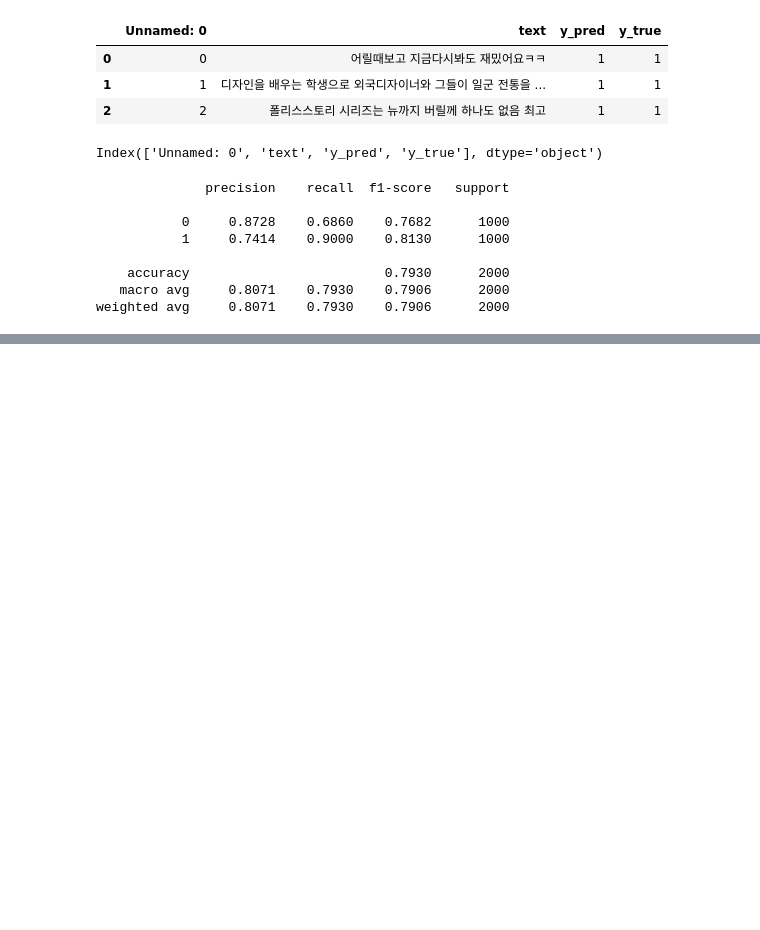
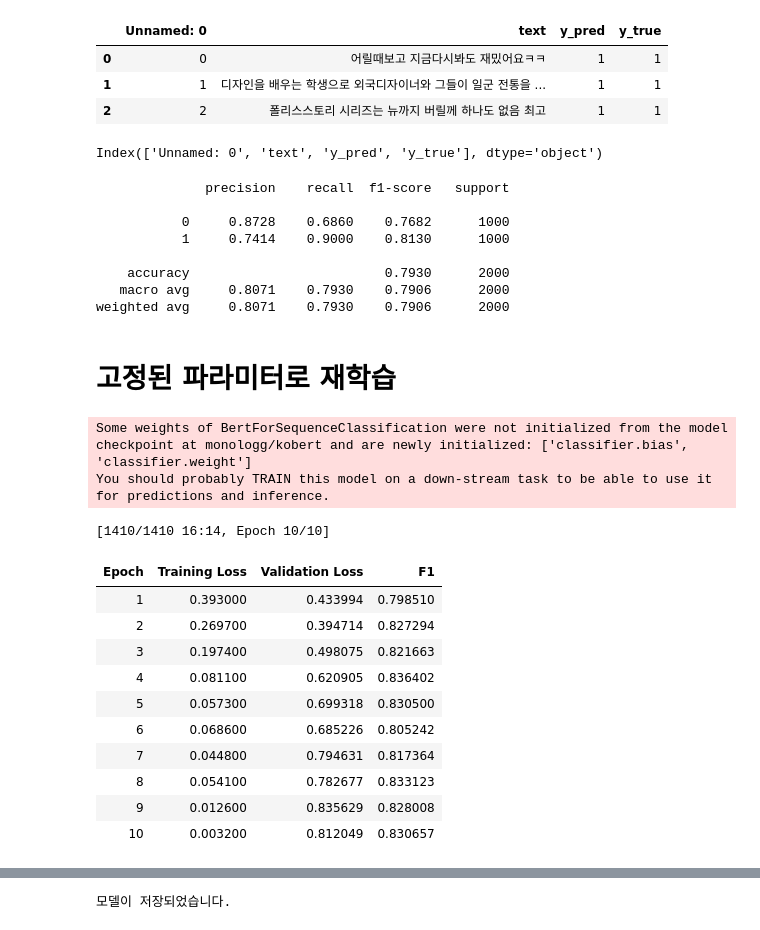
Before and after one commit to KorStats/skku, a Jupyter notebook: (최종)_kobert_nsmc_0_8_ipynb.ipynb, the cells around one changed output, grey strips where cells are left out. Cells and saved outputs as stored; diff of their text form; code cells hidden in the pictures; blank space fills up the shorter version.

```diff
--- a/(최종)_kobert_nsmc_0_8_ipynb.ipynb
+++ b/(최종)_kobert_nsmc_0_8_ipynb.ipynb
@@ -483,3 +483,5 @@ print(report)
     accuracy                         0.7930      2000
    macro avg     0.8071    0.7930    0.7906      2000
 weighted avg     0.8071    0.7930    0.7906      2000
+# %% [markdown]
+# 고정된 파라미터로 재학습
@@ -485,0 +526,48 @@ weighted avg     0.8071    0.7930    0.7906      2000
+# %%
+# 7. 최적의 파라미터로 학습 설정
+# 최적의 하이퍼파라미터를 찾은 후, training_args를 설정합니다.
+training_args = TrainingArguments(
+    output_dir='/content',
+    num_train_epochs=10,  # 에포크 수 고정
+    per_device_train_batch_size=64,  # 배치 크기 고정
+    learning_rate=5.0e-05,  # 최적화된 학습률
+    weight_decay=0.01,  # 최적화된 weight decay
+    evaluation_strategy='epoch',
+    save_strategy='epoch',
+    logging_dir='/content',
+    logging_steps=10,
+    fp16=True,
+    disable_tqdm=False,
+    load_best_model_at_end=True,
+    report_to="none"
+)
+
+# 최적의 파라미터로 Trainer 구성
+model = AutoModelForSequenceClassification.from_pretrained(model_name, num_labels=num_labels)
+
+trainer7 = Trainer(
+    model=model,
+    args=training_args,
+    train_dataset=train_dataset,
+    eval_dataset=test_dataset,  # 전체 학습 데이터로 평가
+    compute_metrics=compute_metrics
+)
+# %% [output]
+Some weights of BertForSequenceClassification were not initialized from the model checkpoint at monologg/kobert and are newly initialized: ['classifier.bias', 'classifier.weight']
+You should probably TRAIN this model on a down-stream task to be able to use it for predictions and inference.
+# %%
+# CPU 사용량 및 속도 측정
+measure_cpu_usage_and_time(trainer7.train)
+# %% [output]
+[1410/1410 16:14, Epoch 10/10]
+| Epoch | Training Loss | Validation Loss | F1 |
+| 1 | 0.393000 | 0.433994 | 0.798510 |
+| 2 | 0.269700 | 0.394714 | 0.827294 |
+| 3 | 0.197400 | 0.498075 | 0.821663 |
+| 4 | 0.081100 | 0.620905 | 0.836402 |
+| 5 | 0.057300 | 0.699318 | 0.830500 |
+| 6 | 0.068600 | 0.685226 | 0.805242 |
+| 7 | 0.044800 | 0.794631 | 0.817364 |
+| 8 | 0.054100 | 0.782677 | 0.833123 |
+| 9 | 0.012600 | 0.835629 | 0.828008 |
+| 10 | 0.003200 | 0.812049 | 0.830657 |
@@ -485,0 +576,7 @@ weighted avg     0.8071    0.7930    0.7906      2000
+# %%
+# 모델 저장
+joblib.dump(trainer7, '/content/gdrive/MyDrive/NSMC_0.8.pkl')
+
+print("모델이 저장되었습니다.")
+# %% [output]
+모델이 저장되었습니다.
```
Also changed, not shown: parts of 10 cells of this notebook.
